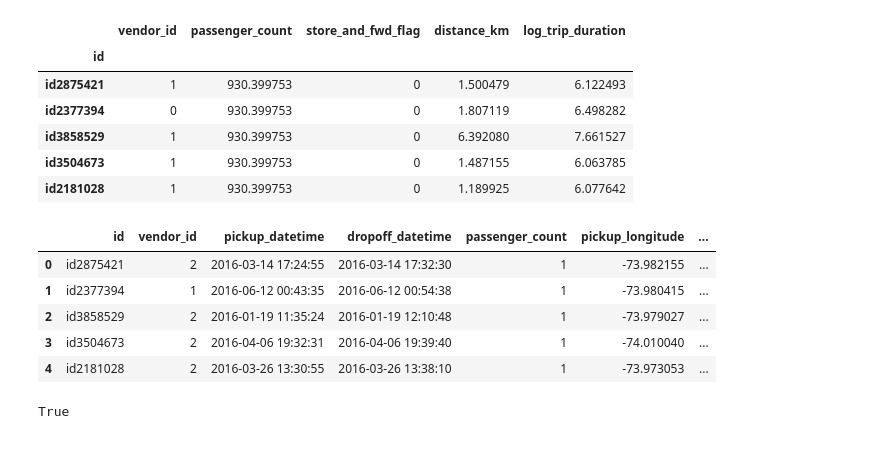
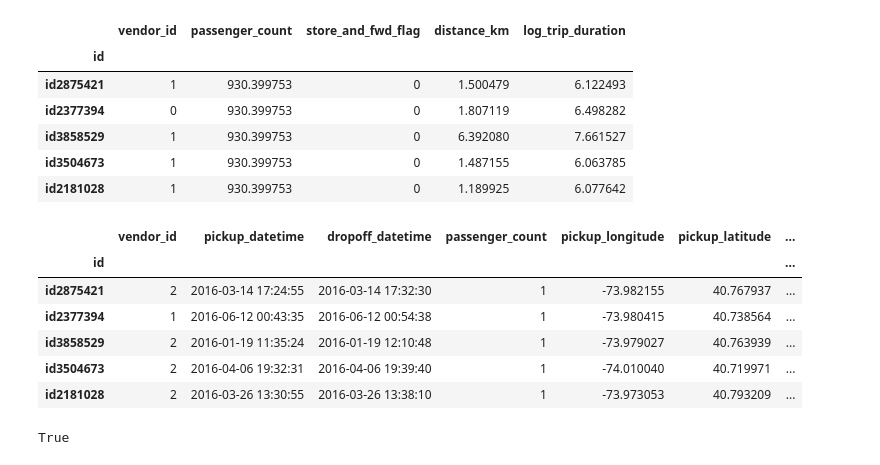
Before and after one commit to gavlique/Karpov_DS, a Jupyter notebook: ml/HW_7.ipynb, the cells around one changed output. Saved outputs shown, nothing was run; the diff lists cells and outputs as text; code cells hidden in the pictures.

```diff
--- a/ml/HW_7.ipynb
+++ b/ml/HW_7.ipynb
@@ -17,16 +17,17 @@ processed_data.head()
 | id3504673 | 1 | 930.399753 | 0 | 1.487155 | 6.063785 |
 | id2181028 | 1 | 930.399753 | 0 | 1.189925 | 6.077642 |
 # %%
-initial_data = pd.read_csv(os.getcwd().strip('\\Karpov_DS\\ml') + '\\taxi_dataset.csv')
+initial_data = pd.read_csv(os.path.dirname(os.path.dirname(os.getcwd())) + '/' + 'taxi_dataset.csv', index_col='id')
 
 initial_data.head()
 # %% [output]
-|  | id | vendor_id | pickup_datetime | dropoff_datetime | passenger_count | pickup_longitude | ... |
-| 0 | id2875421 | 2 | 2016-03-14 17:24:55 | 2016-03-14 17:32:30 | 1 | -73.982155 | ... |
-| 1 | id2377394 | 1 | 2016-06-12 00:43:35 | 2016-06-12 00:54:38 | 1 | -73.980415 | ... |
-| 2 | id3858529 | 2 | 2016-01-19 11:35:24 | 2016-01-19 12:10:48 | 1 | -73.979027 | ... |
-| 3 | id3504673 | 2 | 2016-04-06 19:32:31 | 2016-04-06 19:39:40 | 1 | -74.010040 | ... |
-| 4 | id2181028 | 2 | 2016-03-26 13:30:55 | 2016-03-26 13:38:10 | 1 | -73.973053 | ... |
+|  | vendor_id | pickup_datetime | dropoff_datetime | passenger_count | pickup_longitude | pickup_latitude | ... |
+| id |  |  |  |  |  |  | ... |
+| id2875421 | 2 | 2016-03-14 17:24:55 | 2016-03-14 17:32:30 | 1 | -73.982155 | 40.767937 | ... |
+| id2377394 | 1 | 2016-06-12 00:43:35 | 2016-06-12 00:54:38 | 1 | -73.980415 | 40.738564 | ... |
+| id3858529 | 2 | 2016-01-19 11:35:24 | 2016-01-19 12:10:48 | 1 | -73.979027 | 40.763939 | ... |
+| id3504673 | 2 | 2016-04-06 19:32:31 | 2016-04-06 19:39:40 | 1 | -74.010040 | 40.719971 | ... |
+| id2181028 | 2 | 2016-03-26 13:30:55 | 2016-03-26 13:38:10 | 1 | -73.973053 | 40.793209 | ... |
 # %%
 initial_data.shape[0] == processed_data.shape[0]
 # %% [output]
```
Also changed, not shown: parts of 11 cells of this notebook, 1 other file.
